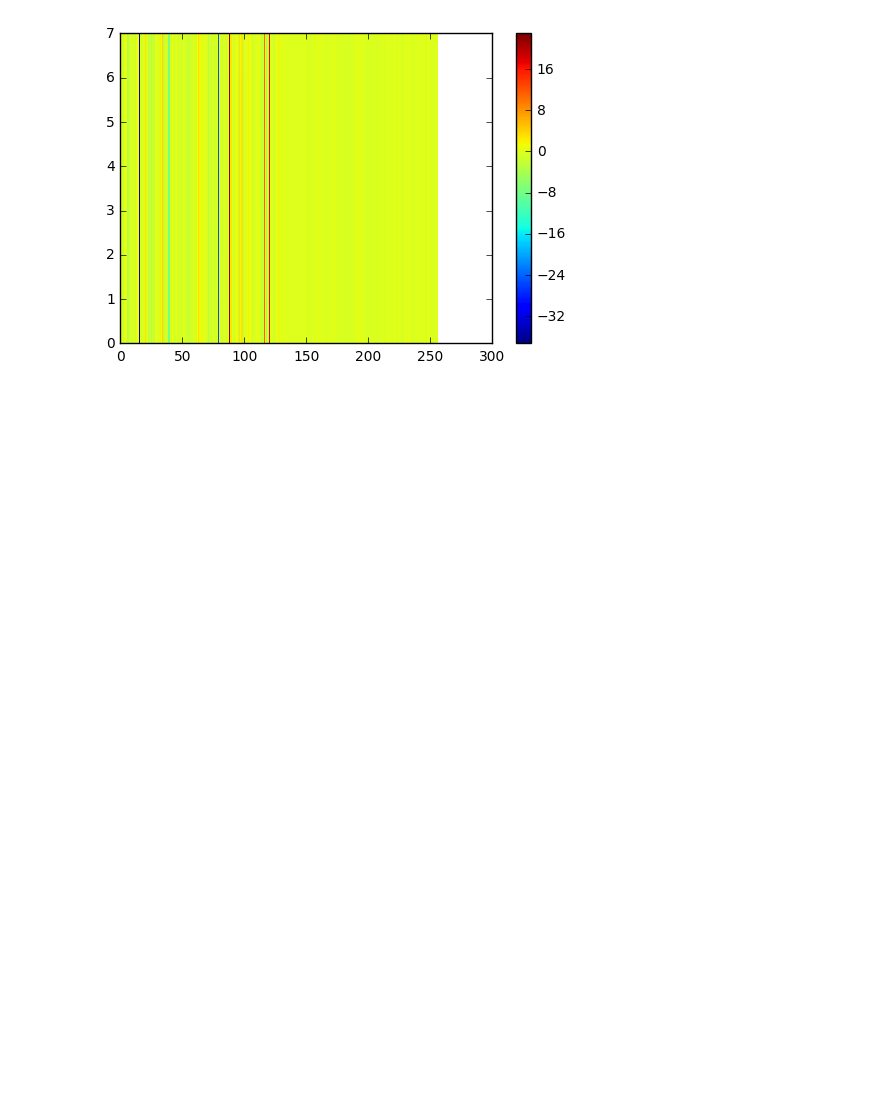
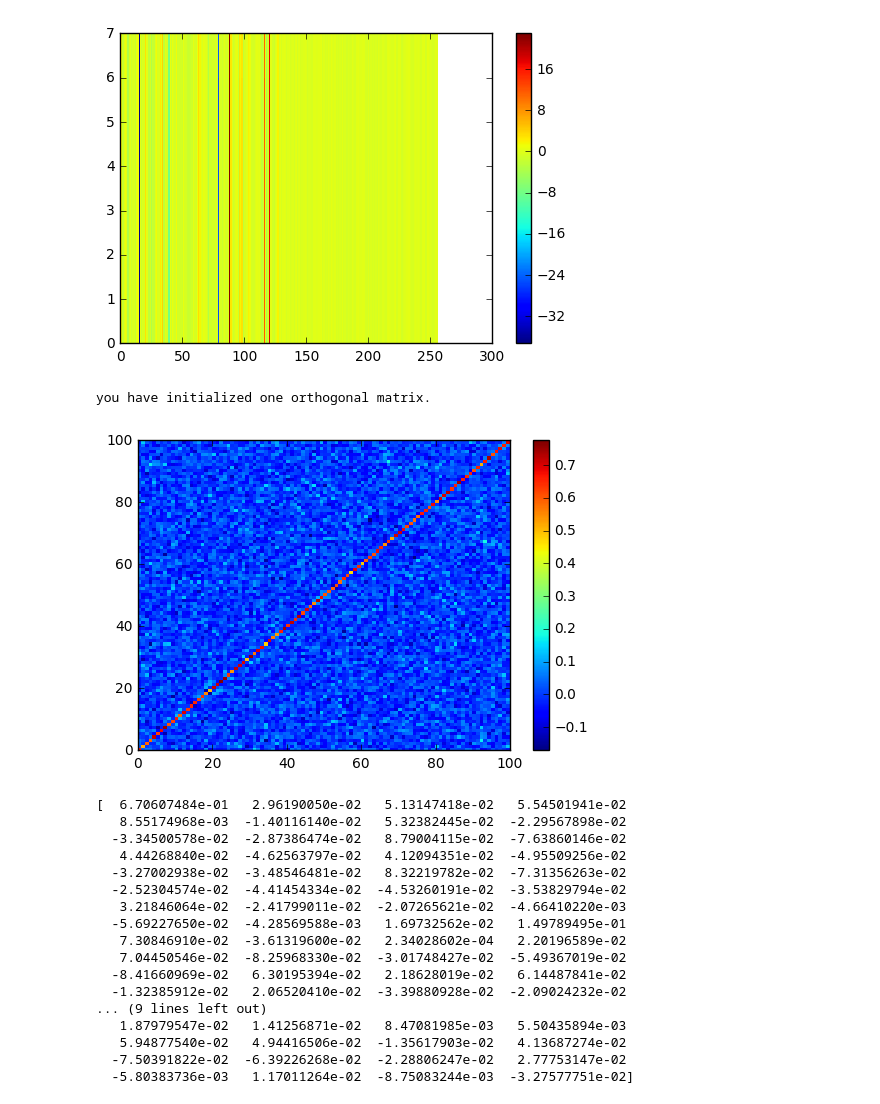
Before and after one commit to ppuliu/DeepLearning, a Jupyter notebook: tensorflow/exp.ipynb, the cells around one changed output. Saved outputs shown, nothing was run; the diff lists cells and outputs as text; code cells hidden in the pictures; blank space fills up the shorter version.

```diff
--- a/tensorflow/exp.ipynb
+++ b/tensorflow/exp.ipynb
@@ -481,3 +543,40 @@ plt.show()
 [figure]
 [figure]
 [figure]
+# %%
+    def convert(shape):
+        flat_shape = (shape[0], np.prod(shape[1:]))
+        a = np.random.normal(0.0, 1.0, flat_shape)
+        u, _, v = np.linalg.svd(a, full_matrices=False)
+        # pick the one with the correct shape
+        q = u if u.shape == flat_shape else v
+        q = q.reshape(shape)  # this needs to be corrected to float32
+        print('you have initialized one orthogonal matrix.')
+        return 1.0 * q[:shape[0], :shape[1]]
+
+    a=convert([100,64])
+    x=np.dot(a,np.copy(a.T))
+    plt.pcolor(x)
+    plt.colorbar()
+    plt.show()
+    print x[0,:]
+# %% [output]
+you have initialized one orthogonal matrix.
+[figure, added]
+[  6.70607484e-01   2.96190050e-02   5.13147418e-02   5.54501941e-02
+   8.55174968e-03  -1.40116140e-02   5.32382445e-02  -2.29567898e-02
+  -3.34500578e-02  -2.87386474e-02   8.79004115e-02  -7.63860146e-02
+   4.44268840e-02  -4.62563797e-02   4.12094351e-02  -4.95509256e-02
+  -3.27002938e-02  -3.48546481e-02   8.32219782e-02  -7.31356263e-02
+  -2.52304574e-02  -4.41454334e-02  -4.53260191e-02  -3.53829794e-02
+   3.21846064e-02  -2.41799011e-02  -2.07265621e-02  -4.66410220e-03
+  -5.69227650e-02  -4.28569588e-03   1.69732562e-02   1.49789495e-01
+   7.30846910e-02  -3.61319600e-02   2.34028602e-04   2.20196589e-02
+   7.04450546e-02  -8.25968330e-02  -3.01748427e-02  -5.49367019e-02
+  -8.41660969e-02   6.30195394e-02   2.18628019e-02   6.14487841e-02
+  -1.32385912e-02   2.06520410e-02  -3.39880928e-02  -2.09024232e-02
+... (9 lines left out)
+   1.87979547e-02   1.41256871e-02   8.47081985e-03   5.50435894e-03
+   5.94877540e-02   4.94416506e-02  -1.35617903e-02   4.13687274e-02
+  -7.50391822e-02  -6.39226268e-02  -2.28806247e-02   2.77753147e-02
+  -5.80383736e-03   1.17011264e-02  -8.75083244e-03  -3.27577751e-02]
```
Also changed, not shown: parts of 4 cells of this notebook, 5 other files.
